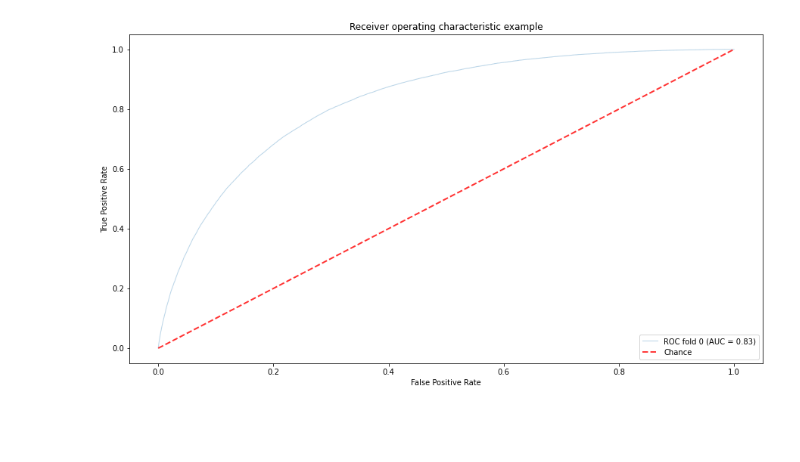
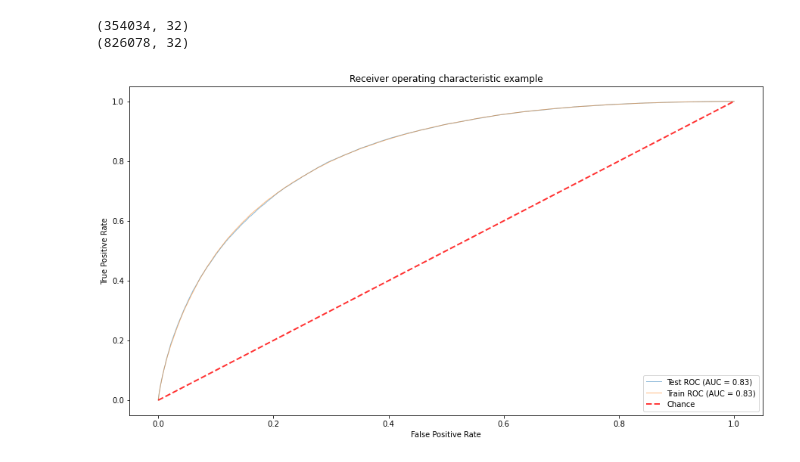
Before and after one commit to Shuhao99/Robustness-of-models-analyse-based-on-Freddie-Mac-dataset, a Jupyter notebook: Pipeline.ipynb, the cells around one changed output. Drawn from its saved outputs; the diff is of its cells as text; code cells hidden in the pictures; blank space fills up the shorter version.

```diff
--- a/Pipeline.ipynb
+++ b/Pipeline.ipynb
@@ -217,4 +304,8 @@ Finished loading, time cost: 397.4113154411316 s
-# %%
-    model= train(data)
-# %% [output]
-[figure, removed]
+# %%
+    fig, ax = plt.subplots(figsize=(15, 8))
+    model= train(data, fig, ax)
+    fig.savefig('./AUC.jpg')
+# %% [output]
+(354034, 32)
+(826078, 32)
+[figure, added]
```
Also changed, not shown: parts of 3 cells of this notebook, 2 other files.
